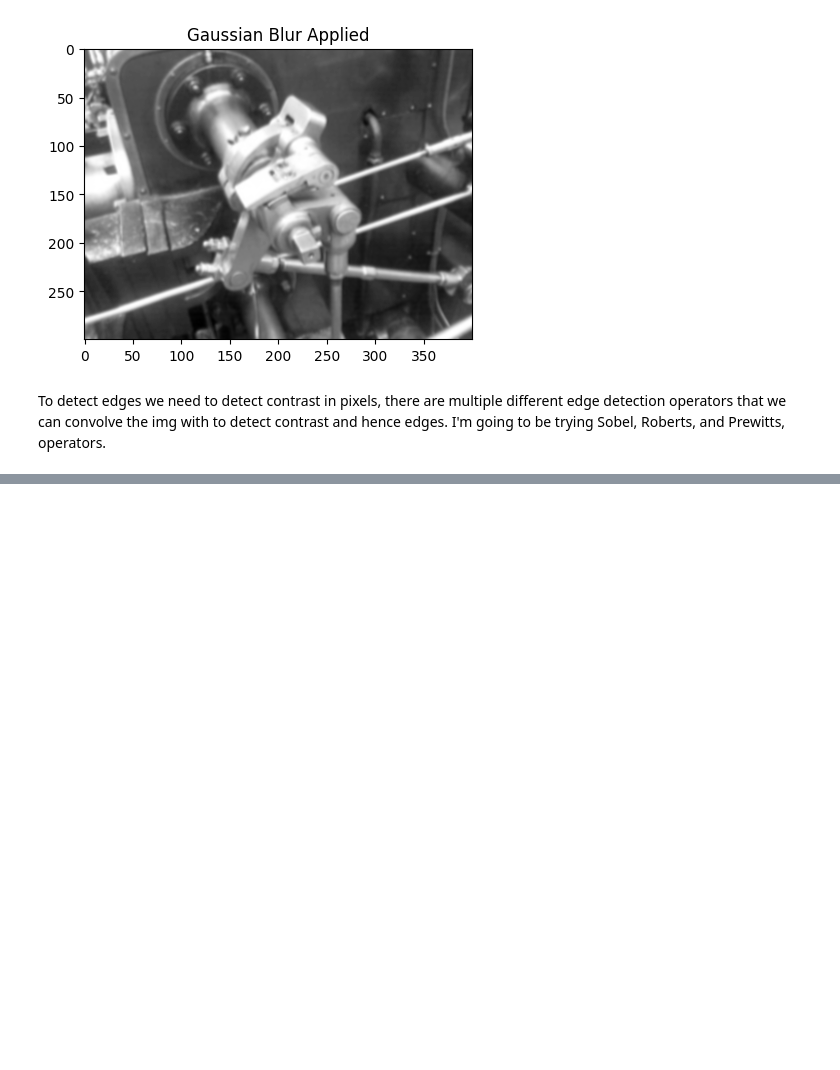
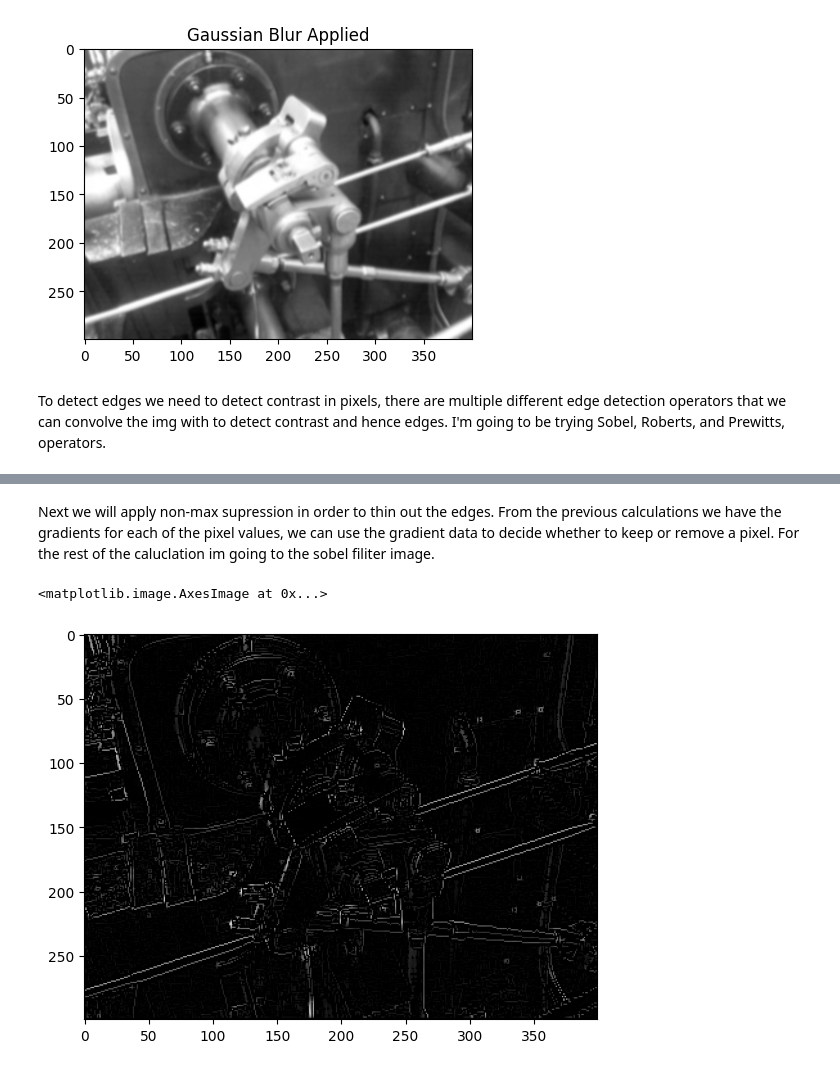
Before and after one commit to abhinavp5/EdgeDetection, a Jupyter notebook: main.ipynb, the cells around one changed output, grey strips where cells are left out. Cells and saved outputs as stored; diff of their text form; code cells hidden in the pictures; blank space fills up the shorter version.

```diff
--- a/main.ipynb
+++ b/main.ipynb
@@ -118 +129,41 @@ imgp[2].axis("off")
 [figure]
+# %% [markdown]
+Next we will apply non-max supression in order to thin out the edges. From the previous calculations we have the gradients for each of the pixel values, we can use the gradient data to decide whether to keep or remove a pixel. For the rest of the caluclation im going to the sobel filiter image.
+# %%
+#post sobel filter image and the gradients for each of the pixels
+# directions is in degrees
+def non_max_supression(img, angles):
+    res = np.zeros_like(img)
+    M, N = img.shape  #matrix of shape MxN
+
+    N1 = 0
+    N2 = 0
+
+    for i in range(M-1):
+        for j in range(N-1):
+            if angles[i,j]>= -22.5 and angles[i,j]<=22.5 or angles[i,j]>= 157.5 and angles[i,j]<= -157.5:
+                N1 = img[i,j+1]
+                N2 = img[i,j-1]
+            elif angles[i,j]>= 22.5 and angles[i,j]<=67.5 or angles[i,j]>= -157.5 and angles[i,j]<= -112.5:
+                N1 = img[i-1,j+1]
+                N2 = img[i+1,j-1]
+            elif angles[i,j]>= 67.5 and angles[i,j]<=112.5 or angles[i,j]>= -112.5 and angles[i,j]<= -67.5:
+                N1 = img[i+1,j]
+                N2 = img[i-1,j]
+            elif angles[i,j]>= 112.5 and angles[i,j]<=157.5 or angles[i,j]>= -67.5 and angles[i,j]<= -22.5:
+                N1 = img[i+1,j+1]
+                N2 = img[i-1,j-1]
+
+            if img[i,j]> N1 and img[i,j]>N2:
+                res[i,j] = img[i,j]
+    return res
+
+non_max_suppressed_img = non_max_supression(sobel_img, np.degrees(sobel_theta))
+
+
+plt.title("Image After Non-Max-Supression")
+plt.figure(figsize = (15,5))
+plt.imshow(non_max_suppressed_img,cmap= "gray")
+# %% [output]
+<matplotlib.image.AxesImage at 0x...>
+[figure, added]
```
Also changed, not shown: parts of 1 cell of this notebook.
